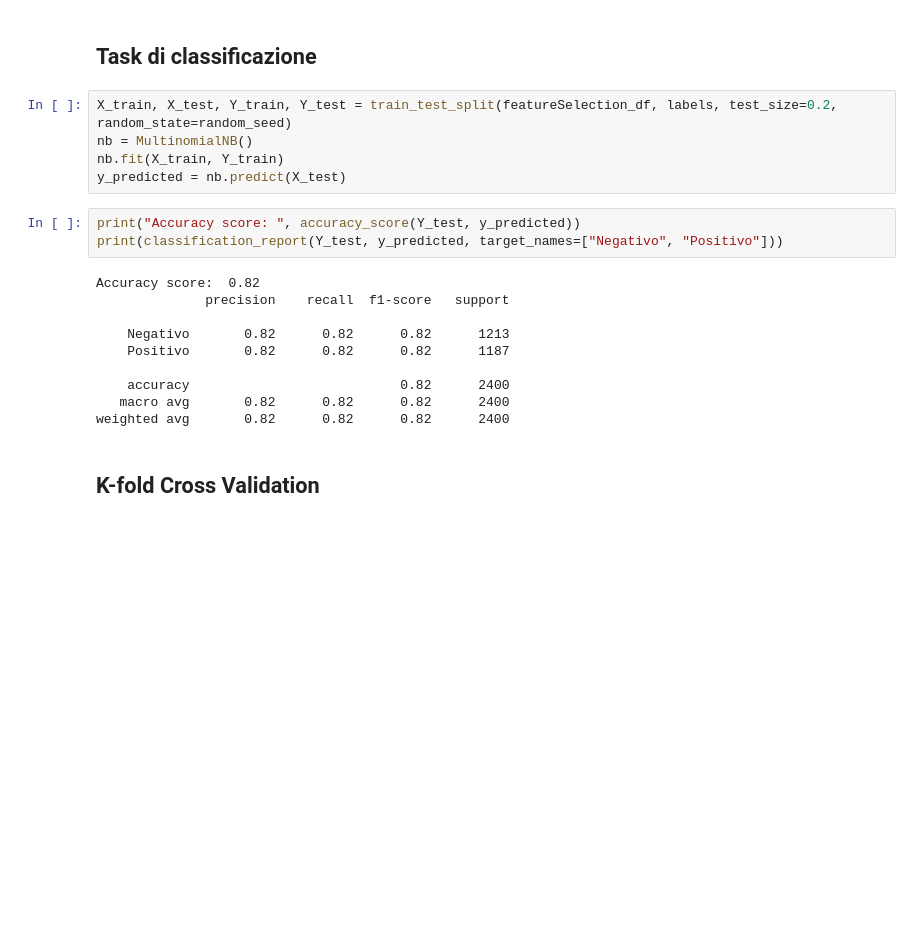
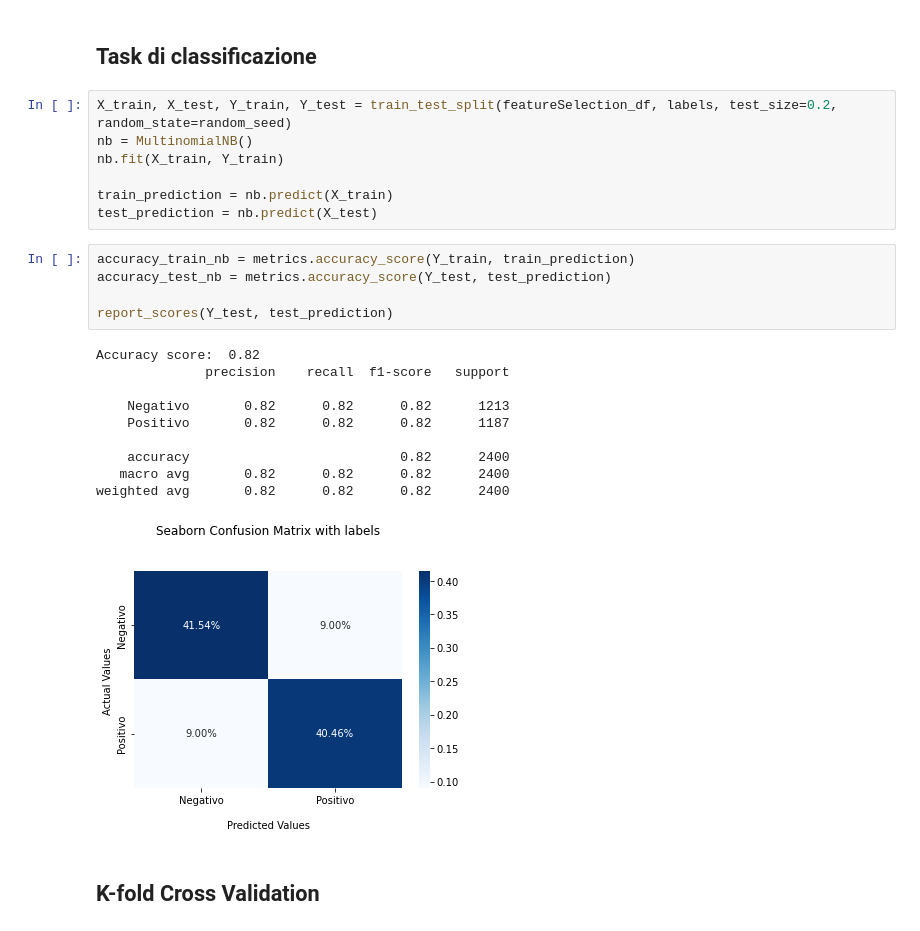
Before and after one commit to Ferru2000/SentimentAnalysis, a Jupyter notebook: Supervised/Supervised_Review.ipynb, the cells around one changed output. Saved outputs shown, nothing was run; the diff lists cells and outputs as text; blank space fills up the shorter version.

```diff
--- a/Supervised/Supervised_Review.ipynb
+++ b/Supervised/Supervised_Review.ipynb
@@ -283,20 +318,25 @@ Standard Deviation of scores:  0.009889669132764522
 X_train, X_test, Y_train, Y_test = train_test_split(featureSelection_df, labels, test_size=0.2, random_state=random_seed)
 nb = MultinomialNB()
 nb.fit(X_train, Y_train)
-y_predicted = nb.predict(X_test)
+
+train_prediction = nb.predict(X_train)
+test_prediction = nb.predict(X_test)
-# %%
-print("Accuracy score: ", accuracy_score(Y_test, y_predicted))
-print(classification_report(Y_test, y_predicted, target_names=["Negativo", "Positivo"]))
-# %% [output]
-Accuracy score:  0.82
-              precision    recall  f1-score   support
-
-    Negativo       0.82      0.82      0.82      1213
-    Positivo       0.82      0.82      0.82      1187
-
-    accuracy                           0.82      2400
-   macro avg       0.82      0.82      0.82      2400
-weighted avg       0.82      0.82      0.82      2400
+# %%
+accuracy_train_nb = metrics.accuracy_score(Y_train, train_prediction)
+accuracy_test_nb = metrics.accuracy_score(Y_test, test_prediction)
+
+report_scores(Y_test, test_prediction)
+# %% [output]
+Accuracy score:  0.82
+              precision    recall  f1-score   support
+
+    Negativo       0.82      0.82      0.82      1213
+    Positivo       0.82      0.82      0.82      1187
+
+    accuracy                           0.82      2400
+   macro avg       0.82      0.82      0.82      2400
+weighted avg       0.82      0.82      0.82      2400
+[figure, added]
 # %% [markdown]
 ## K-fold Cross Validation
 # %%
```
Also changed, not shown: parts of 21 cells of this notebook, 1 other file.
